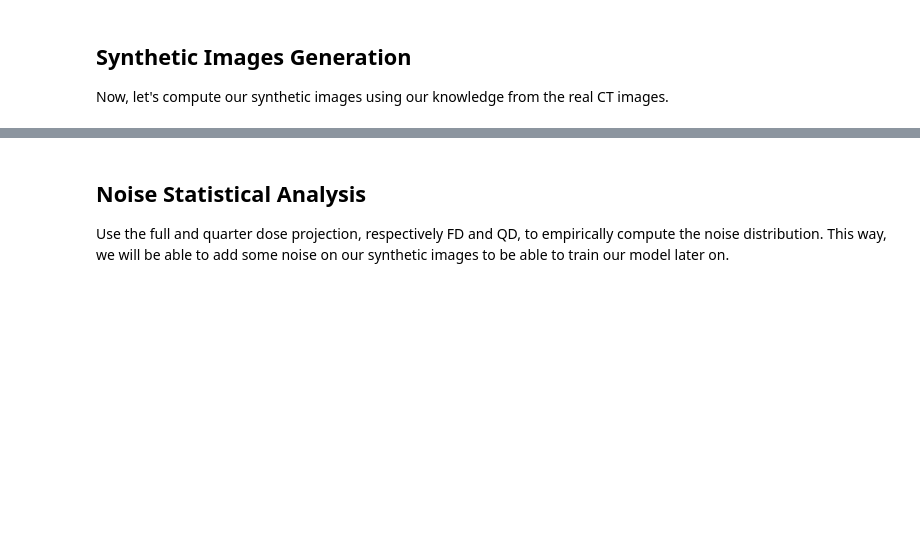
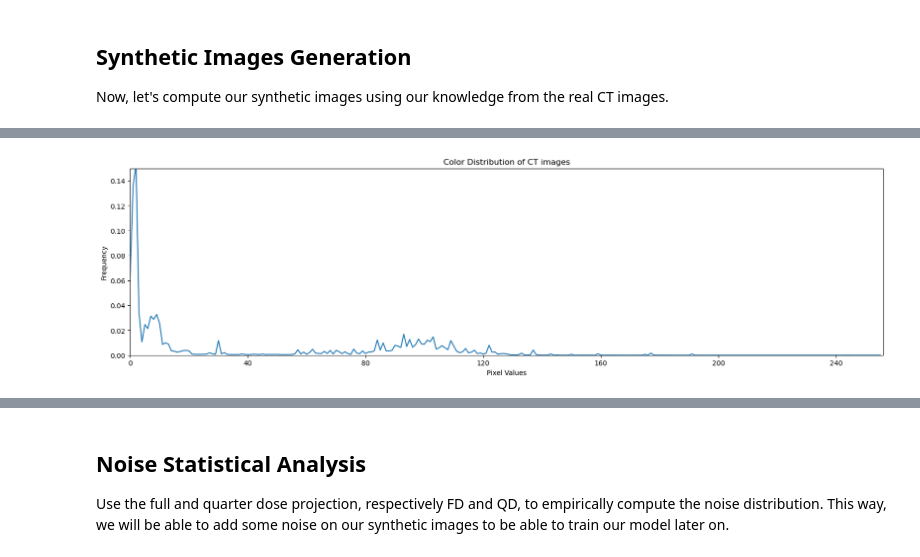
Before and after one commit to paulo-03/research_project_master, a Jupyter notebook: local_files/synthetic_images.ipynb, the cells around one changed output, grey strips where cells are left out. Cells and saved outputs as stored; diff of their text form; code cells hidden in the pictures; blank space fills up the shorter version.

```diff
--- a/local_files/synthetic_images.ipynb
+++ b/local_files/synthetic_images.ipynb
@@ -166,0 +252,4 @@ Now, let's compute our synthetic images using our knowledge from the real CT ima
+# %%
+dl_color_hist = dead_leaves.color_histogram(plot=True)
+# %% [output]
+[figure, added]
```
Also changed, not shown: parts of 11 cells of this notebook, 4 other files.
